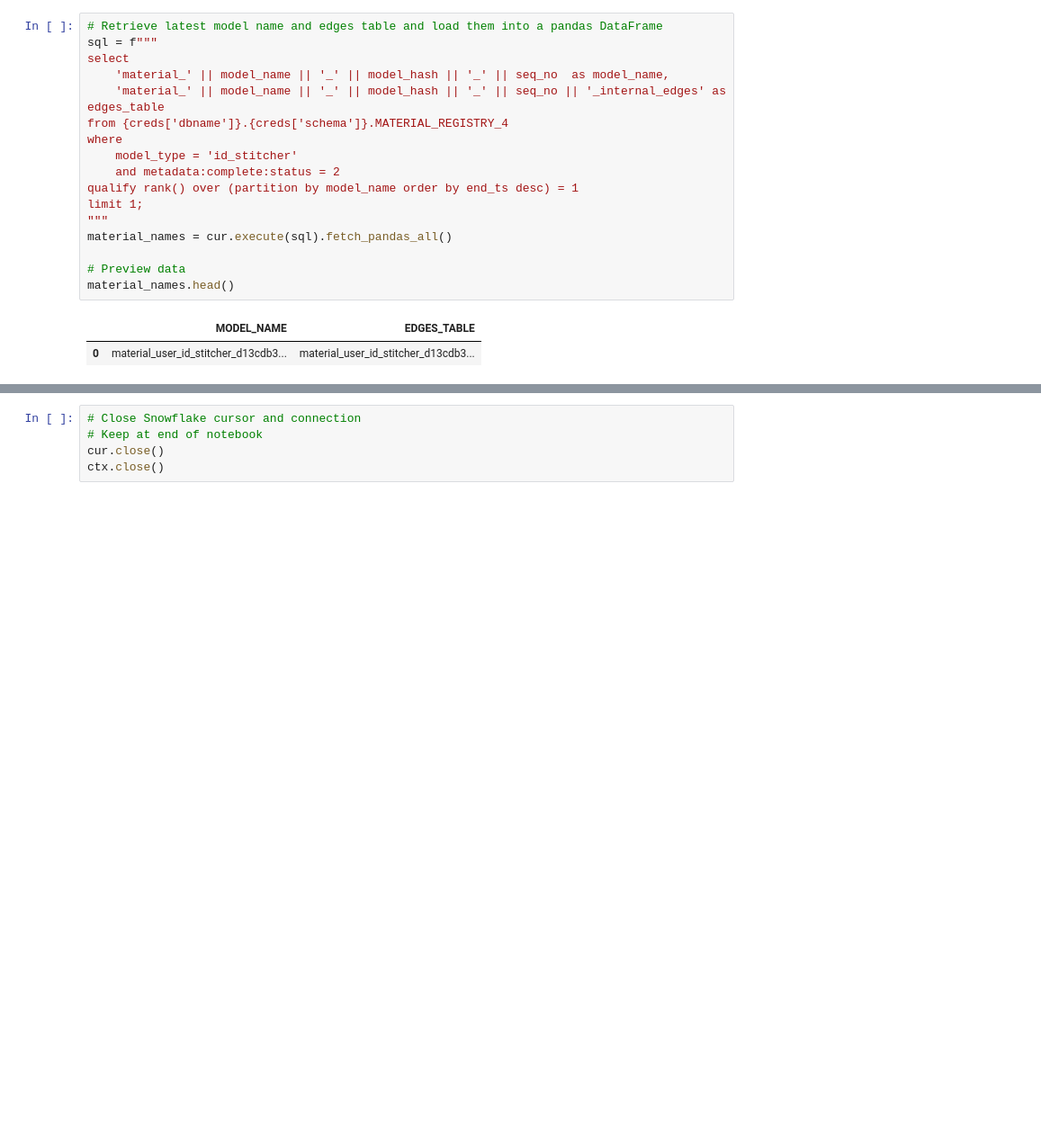
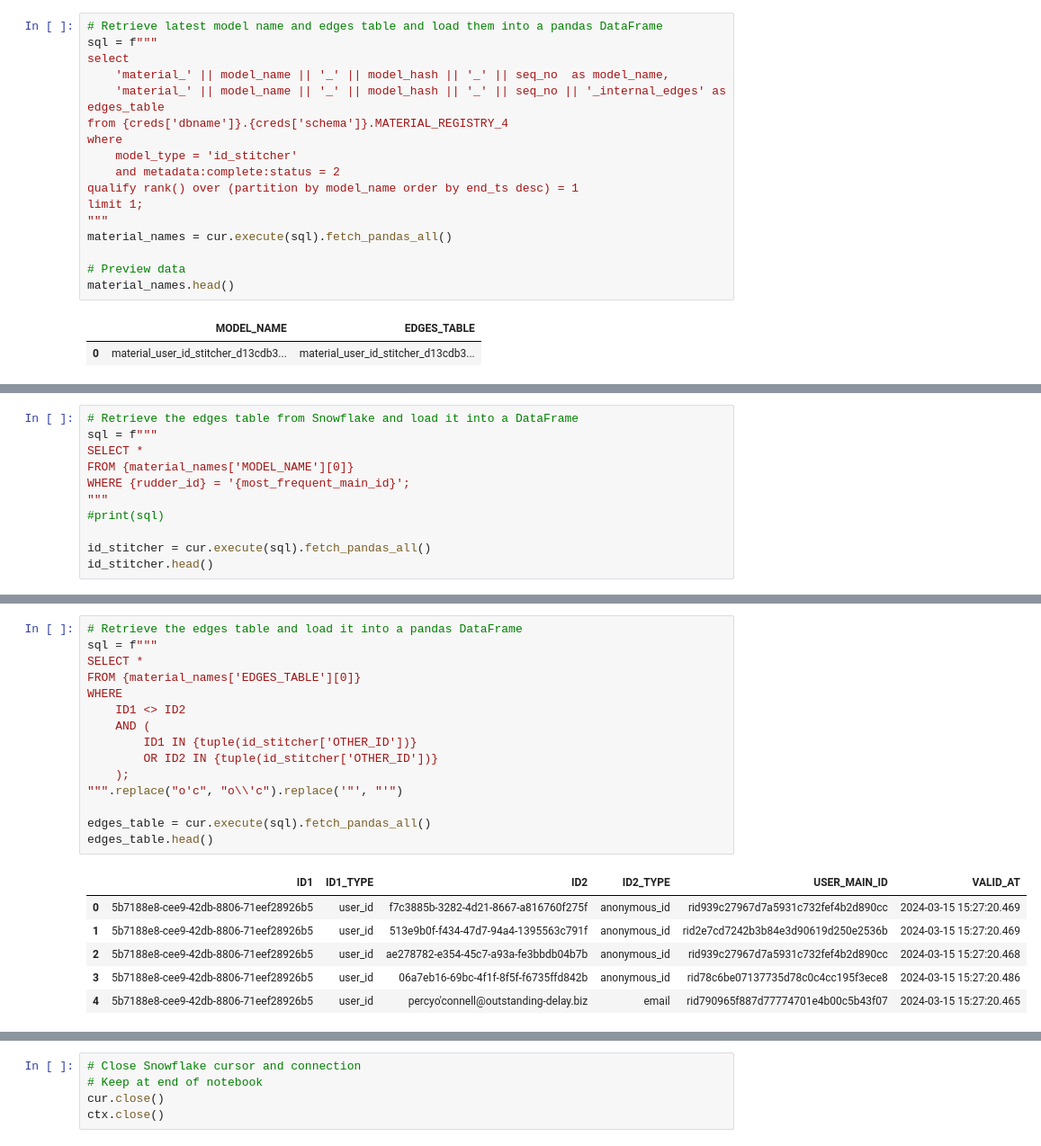
Before and after one commit to esadek/temp, a Jupyter notebook: notebooks/id_graph.ipynb, the cells around one changed output, grey strips where cells are left out. Shown at 90% size. Drawn from its saved outputs; the diff is of its cells as text; blank space fills up the shorter version.

```diff
--- a/notebooks/id_graph.ipynb
+++ b/notebooks/id_graph.ipynb
@@ -309,0 +252,11 @@ pprint.pprint(stitched_ids_dict)
+# %%
+# Retrieve the edges table from Snowflake and load it into a DataFrame
+sql = f"""
+SELECT *
+FROM {material_names['MODEL_NAME'][0]}
+WHERE {rudder_id} = '{most_frequent_main_id}';
+"""
+#print(sql)
+
+id_stitcher = cur.execute(sql).fetch_pandas_all()
+id_stitcher.head()
@@ -309,0 +270,22 @@ pprint.pprint(stitched_ids_dict)
+# %%
+# Retrieve the edges table and load it into a pandas DataFrame
+sql = f"""
+SELECT *
+FROM {material_names['EDGES_TABLE'][0]}
+WHERE
+    ID1 <> ID2
+    AND (
+        ID1 IN {tuple(id_stitcher['OTHER_ID'])}
+        OR ID2 IN {tuple(id_stitcher['OTHER_ID'])}
+    );
+""".replace("o'c", "o\\'c").replace('"', "'")
+
+edges_table = cur.execute(sql).fetch_pandas_all()
+edges_table.head()
+# %% [output]
+|  | ID1 | ID1_TYPE | ID2 | ID2_TYPE | USER_MAIN_ID | VALID_AT |
+| 0 | 5b7188e8-cee9-42db-8806-71eef28926b5 | user_id | f7c3885b-3282-4d21-8667-a816760f275f | anonymous_id | rid939c27967d7a5931c732fef4b2d890cc | 2024-03-15 15:27:20.469 |
+| 1 | 5b7188e8-cee9-42db-8806-71eef28926b5 | user_id | 513e9b0f-f434-47d7-94a4-1395563c791f | anonymous_id | rid2e7cd7242b3b84e3d90619d250e2536b | 2024-03-15 15:27:20.469 |
+| 2 | 5b7188e8-cee9-42db-8806-71eef28926b5 | user_id | ae278782-e354-45c7-a93a-fe3bbdb04b7b | anonymous_id | rid939c27967d7a5931c732fef4b2d890cc | 2024-03-15 15:27:20.468 |
+| 3 | 5b7188e8-cee9-42db-8806-71eef28926b5 | user_id | 06a7eb16-69bc-4f1f-8f5f-f6735ffd842b | anonymous_id | rid78c6be07137735d78c0c4cc195f3ece8 | 2024-03-15 15:27:20.486 |
+| 4 | 5b7188e8-cee9-42db-8806-71eef28926b5 | user_id | percyo'connell@outstanding-delay.biz | email | rid790965f887d77774701e4b00c5b43f07 | 2024-03-15 15:27:20.465 |
```
Also changed, not shown: parts of 13 cells of this notebook.
